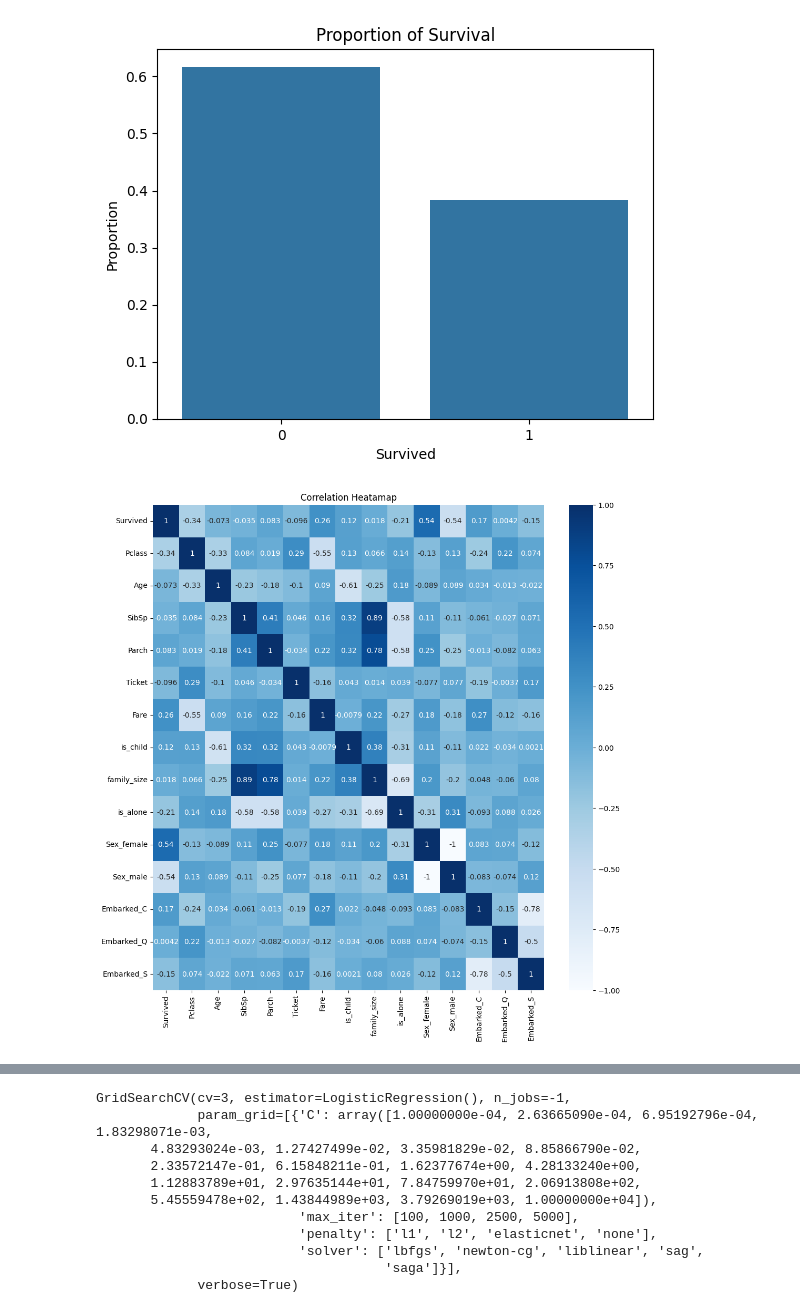
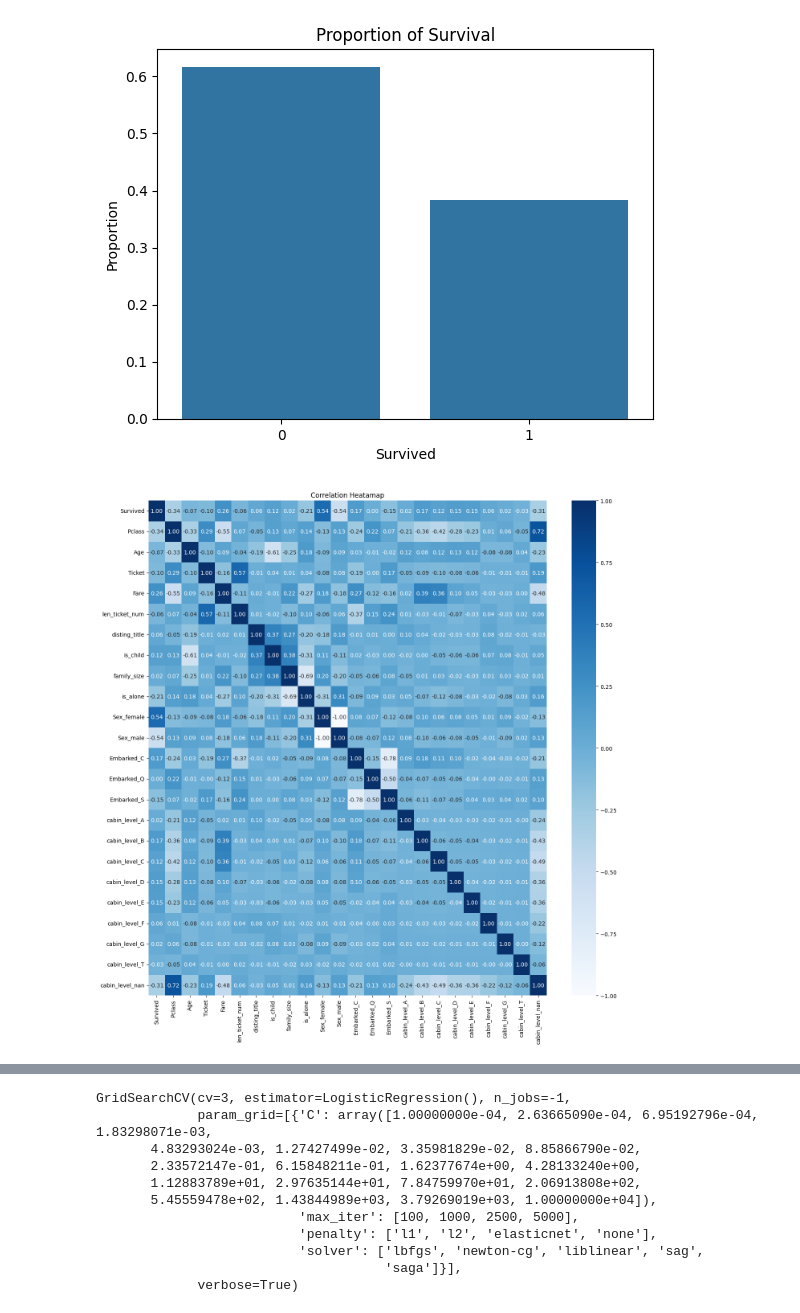
Before and after one commit to logan-heydt/Titanic-Prediction, a Jupyter notebook: src/titanic_predictions.ipynb, the cells around one changed output, grey strips where cells are left out. Drawn from its saved outputs; the diff is of its cells as text; code cells hidden in the pictures.

```diff
--- a/src/titanic_predictions.ipynb
+++ b/src/titanic_predictions.ipynb
@@ -49,30 +45,38 @@ Embarked         2
 dtype: int64
 # %%
 #  # Name string to title
-# df['Title'] = df['Name'].str.extract(' ([A-Za-z]+)\.')
-# df['Title'].value_counts()
+df['Title'] = df['Name'].str.extract(' ([A-Za-z]+)\.')
+df['Title'].value_counts()
+
+title_cats = ['Master', 'Dr', 'Rev', 'Major', 'Col', 'Countess', 'Capt', 'Sir', 'Lady', 'Don', 'Jonkheer']
 # %%
-drop_cols = ['PassengerId','Cabin', 'Name']
-one_hot_cols = ['Sex', 'Embarked']
+drop_cols = ['PassengerId','Cabin', 'Name', 'Title', 'SibSp', 'Parch']
+one_hot_cols = ['Sex', 'Embarked', 'cabin_level']
 impute_cols = ['Age']
-scaling_cols = ['Age', 'Fare', 'SibSp', 'Parch', 'family_size']
+scaling_cols = ['Age', 'Fare', 'family_size']
+title_cats = ['Master', 'Dr', 'Rev', 'Major', 'Col', 'Countess', 'Capt', 'Sir', 'Lady', 'Don', 'Jonkheer']
 
 # Need to drop the 2 null embarked
 # %%
+
+
 def transform_data(df):
 
     modeling_df = df.copy()
 
     # Ticket string to number
-    modeling_df['Ticket'] = modeling_df['Ticket'].str.extract(r'(\d+)\s*$').astype(float)
+    modeling_df['Ticket'] = modeling_df['Ticket'].str.extract(r'(\d+)\s*$')
+    modeling_df['len_ticket_num'] = modeling_df['Ticket'].str.len()
+    modeling_df['Ticket'] = modeling_df['Ticket'].astype(float)
 
-    # # Name string to title
-    # modeling_df['Title'] = modeling_df['Name'].str.extract(' ([A-Za-z]+)\.')
+    #  Name string to title
+    modeling_df['Title'] = modeling_df['Name'].str.extract(' ([A-Za-z]+)\.')
+    modeling_df['disting_title'] = modeling_df['Title'].isin(title_cats).astype(int)
+
+    modeling_df['cabin_level'] = modeling_df['Cabin'].str[0]
 
     modeling_df['is_child'] = (modeling_df['Age'] < 18).astype(int)
-
-    modeling_df['family_size'] = modeling_df['SibSp'] + df['Parch'] + 1
-
+    modeling_df['family_size'] = modeling_df['SibSp'] + modeling_df['Parch'] + 1
     modeling_df['is_alone'] = (modeling_df['family_size'] ==1).astype(int)
 
     # Dropped null Embarked
@@ -135,12 +139,12 @@ plt.show()
 # %% [output]
 [figure]
 # %%
-plt.figure(figsize=(12,12))
+plt.figure(figsize=(16,16))
 corr = modeling_df.corr()
-sns.heatmap(corr, cmap='Blues', annot=True)
+sns.heatmap(corr, cmap='Blues', annot=True, fmt=".2f")
 plt.title("Correlation Heatamap")
 plt.show()
 # %% [output]
-[figure, old version]
+[figure, new version]
 # %%
 modeling_df.describe()
```
Also changed, not shown: parts of 6 cells of this notebook.
